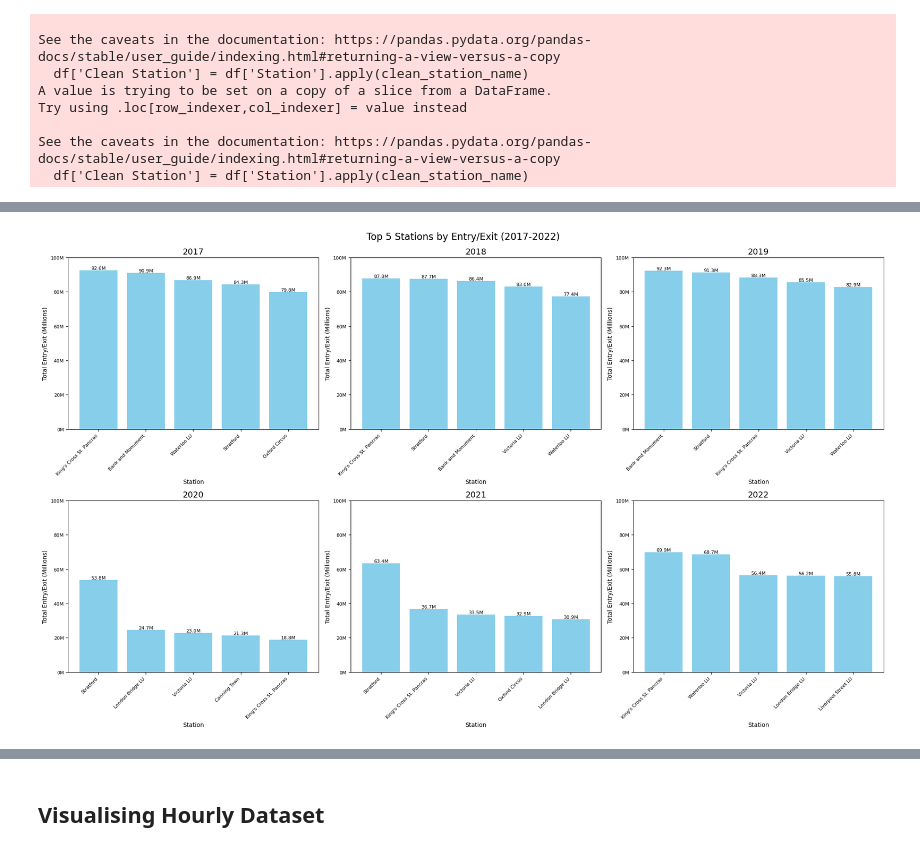
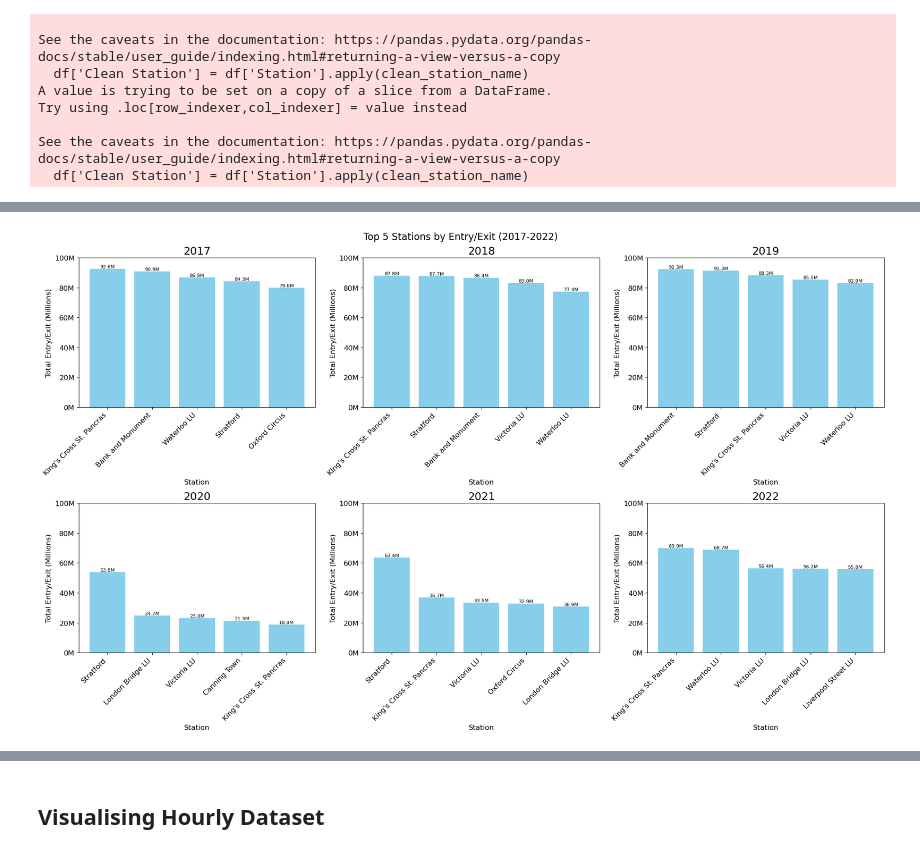
Before and after one commit to AimanxxAnsari/analysis-of-tfl-data, a Jupyter notebook: python-notebooks/tfl-passenger-flow.ipynb, the cells around one changed output, grey strips where cells are left out. Drawn from its saved outputs; the diff is of its cells as text; code cells hidden in the pictures.

```diff
--- a/python-notebooks/tfl-passenger-flow.ipynb
+++ b/python-notebooks/tfl-passenger-flow.ipynb
@@ -441,7 +458,8 @@ def plot_top_5_stations_by_year(dataframes, years):
             plt.text(bar.get_x() + bar.get_width()/2., height,
                      f'{height:.1f}M',
                      ha='center', va='bottom')
-
+        # Set y-axis limit
+        plt.ylim(0, 100)
         # Format y-axis to millions
         plt.gca().yaxis.set_major_formatter(plt.FuncFormatter(lambda x, p: f'{x:.0f}M'))
 
@@ -471,36 +489,36 @@ def plot_top_5_stations_by_year(dataframes, years):
         top_5 = df.nlargest(5, 'Total Entry/Exit')
 
         # Create bar plot
         bars = ax.bar(top_5['Station'], top_5['Total Entry/Exit'] / 1e6, color='skyblue')
 
-        ax.set_title(f'{year}', fontsize=14)
-        ax.set_xlabel('Station', fontsize=10)
-        ax.set_ylabel('Total Entry/Exit (Millions)', fontsize=10)
+        ax.set_title(f'{year}', fontsize=18)
+        ax.set_xlabel('Station', fontsize=12)
+        ax.set_ylabel('Total Entry/Exit (Millions)', fontsize=12)
 
         # Rotate x-axis labels
-        ax.set_xticklabels(top_5['Station'], rotation=45, ha='right', fontsize=8)
+        ax.set_xticklabels(top_5['Station'], rotation=45, ha='right', fontsize=12)
 
-        ax.tick_params(axis='y', labelsize=8)
+        ax.tick_params(axis='y', labelsize=12)
 
         # Add value labels on top of each bar
         for bar in bars:
             height = bar.get_height()
             ax.text(bar.get_x() + bar.get_width()/2., height,
                     f'{height:.1f}M',
                     ha='center', va='bottom', fontsize=8)
 
         # Format y-axis to millions
         ax.yaxis.set_major_formatter(plt.FuncFormatter(lambda x, p: f'{x:.0f}M'))
         ax.set_ylim(0, 100)
     plt.tight_layout()
     plt.subplots_adjust(top=0.93)  # Adjust to make room for the main title
     plt.show()
 
 # Create plots for each year
 plot_top_5_stations_by_year(
     [df2017ac_combined, df2018ac_combined, df2019ac_combined,
      df2020ac_combined, df2021ac_combined, df2022ac_combined],
     ['2017', '2018', '2019', '2020', '2021', '2022']
 )
 # %% [output]
-[figure, old version]
+[figure, new version]
```
Also changed, not shown: parts of 15 cells of this notebook.
